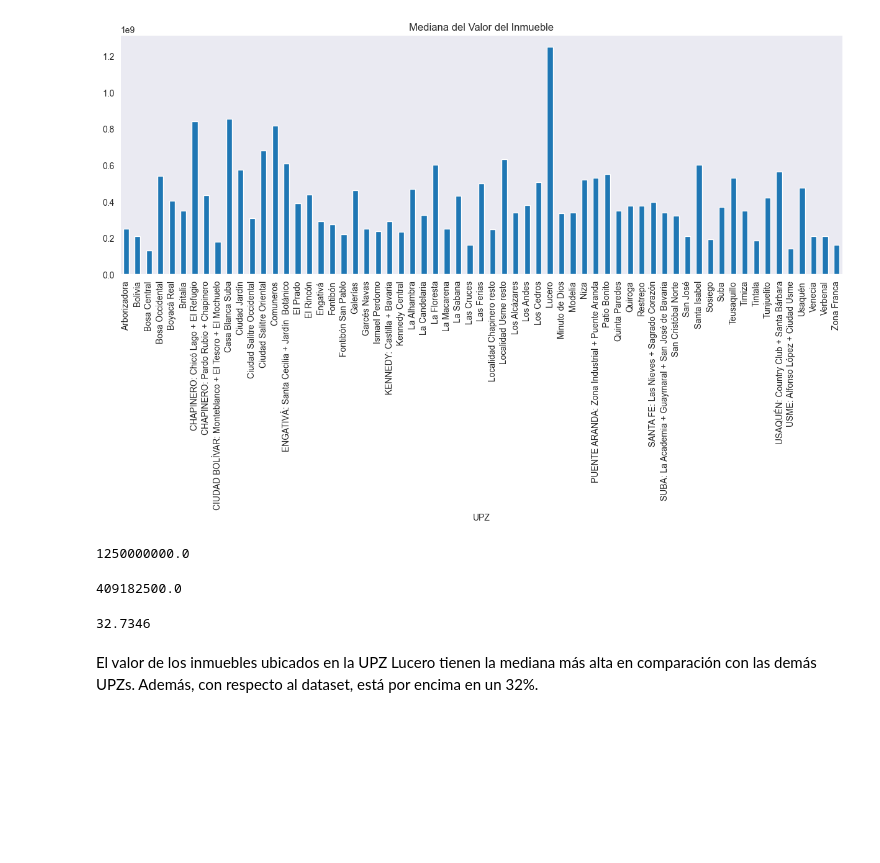
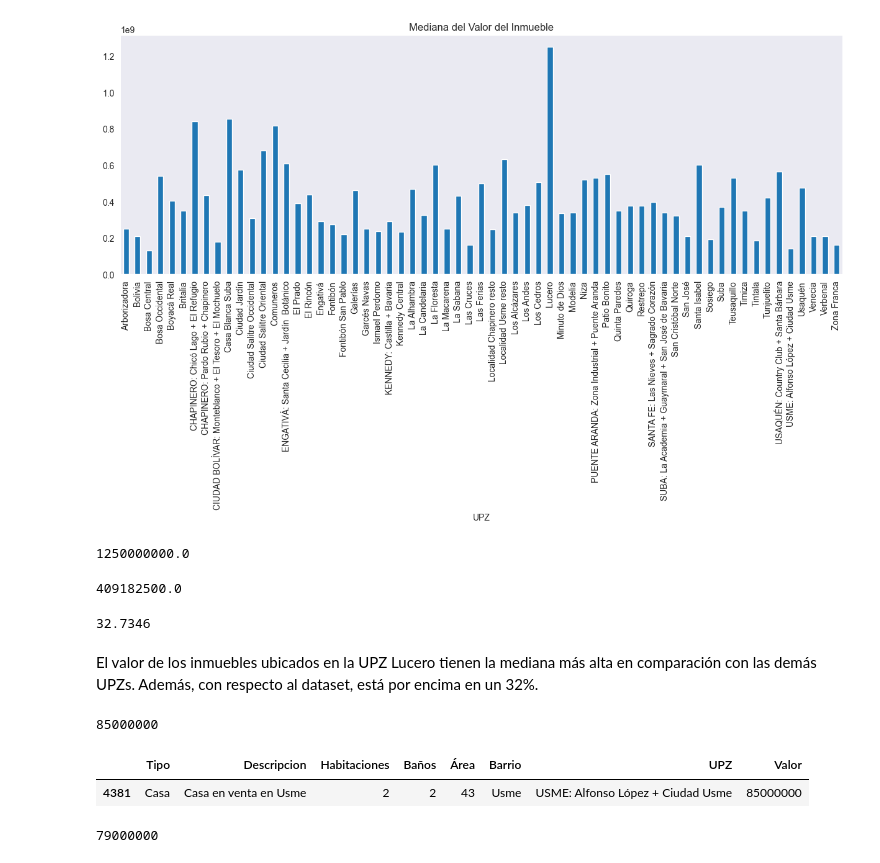
Before and after one commit to GabyLE/Inmersion-en-datos-Alura, a Jupyter notebook: Clase_1/Inmersion-alura-clase1.ipynb, the cells around one changed output. Drawn from its saved outputs; the diff is of its cells as text; code cells hidden in the pictures; blank space fills up the shorter version.

```diff
--- a/Clase_1/Inmersion-alura-clase1.ipynb
+++ b/Clase_1/Inmersion-alura-clase1.ipynb
@@ -337,3 +353,20 @@ inmuebles['Valor'].median()*100/inmuebles[inmuebles['UPZ'] == 'Lucero']['Valor']
 32.7346
 # %% [markdown]
 El valor de los inmuebles ubicados en la UPZ Lucero tienen la mediana más alta en comparación con las demás UPZs. Además, con respecto al dataset, está por encima en un 32%.
+# %%
+# encontrar la casa más barata
+min_valor = inmuebles[inmuebles['Tipo']=='Casa']['Valor'].min()
+min_valor
+# %% [output]
+85000000
+# %%
+inmuebles.query('Tipo == "Casa" & Valor == @min_valor')
+# %% [output]
+|  | Tipo | Descripcion | Habitaciones | Baños | Área | Barrio | UPZ | Valor |
+| 4381 | Casa | Casa en venta en Usme | 2 | 2 | 43 | Usme | USME: Alfonso López + Ciudad Usme | 85000000 |
+# %%
+# apartamento más barato
+min_valor_apto = inmuebles[inmuebles['Tipo']=='Apartamento']['Valor'].min()
+min_valor_apto
+# %% [output]
+79000000
```
Also changed, not shown: parts of 9 cells of this notebook, 17 other files.
